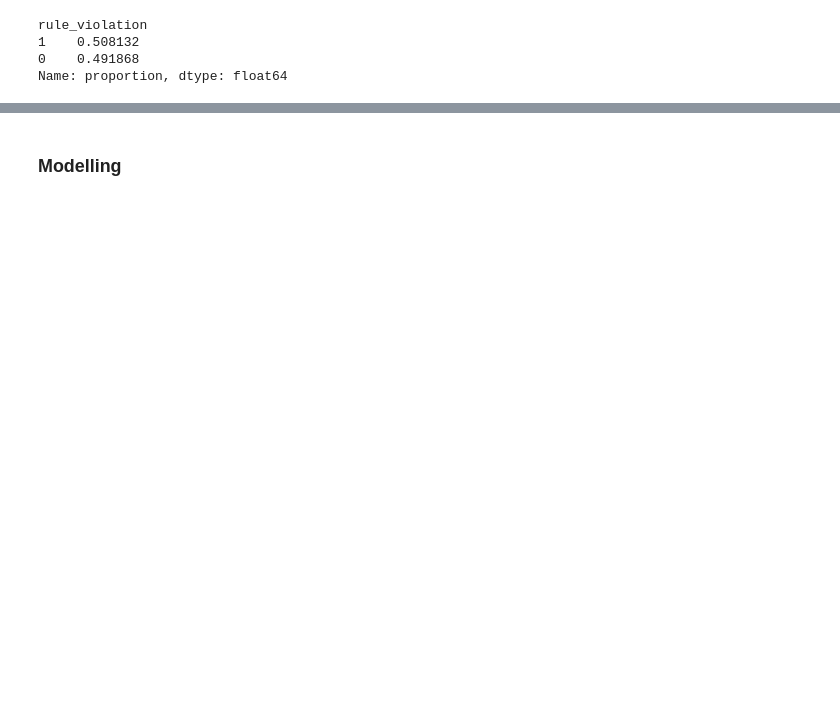
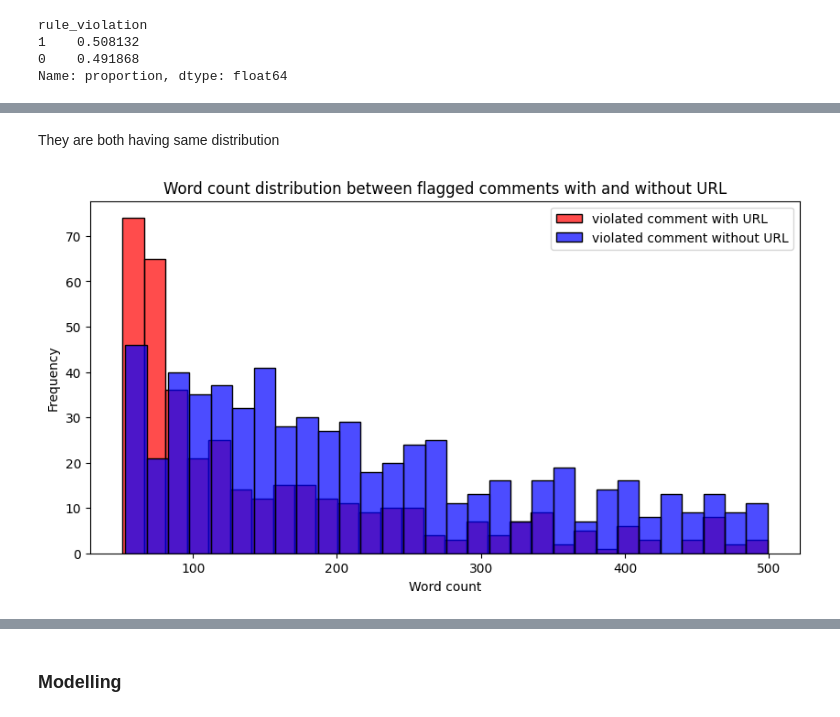
Before and after one commit to PrinssAlex/Jigsaw---Agile-Community-Rules-Classification, a Jupyter notebook: workspace.ipynb, the cells around one changed output, grey strips where cells are left out. Cells and saved outputs as stored; diff of their text form; code cells hidden in the pictures; blank space fills up the shorter version.

```diff
--- a/workspace.ipynb
+++ b/workspace.ipynb
@@ -204,0 +562,22 @@ Data seem balanced
+# %% [markdown]
+They are both having same distribution
+# %%
+# plot to visualize word count between flagged comments with and without URL
+plt.figure(figsize=(10,5))
+sns.histplot(commentX_URL_flagged['body'].str.len(),
+            bins=30,
+            alpha=.7,
+            color='red',
+            label='violated comment with URL')
+sns.histplot(commentX_noURL_flagged['body'].str.len(),
+            bins=30,
+            alpha=.7,
+            color='blue',
+            label='violated comment without URL')
+plt.title('Word count distribution between flagged comments with and without URL')
+plt.xlabel('Word count')
+plt.ylabel('Frequency')
+plt.legend()
+plt.show()
+# %% [output]
+[figure, added]
```
Also changed, not shown: parts of 92 cells of this notebook, 3 other files.
